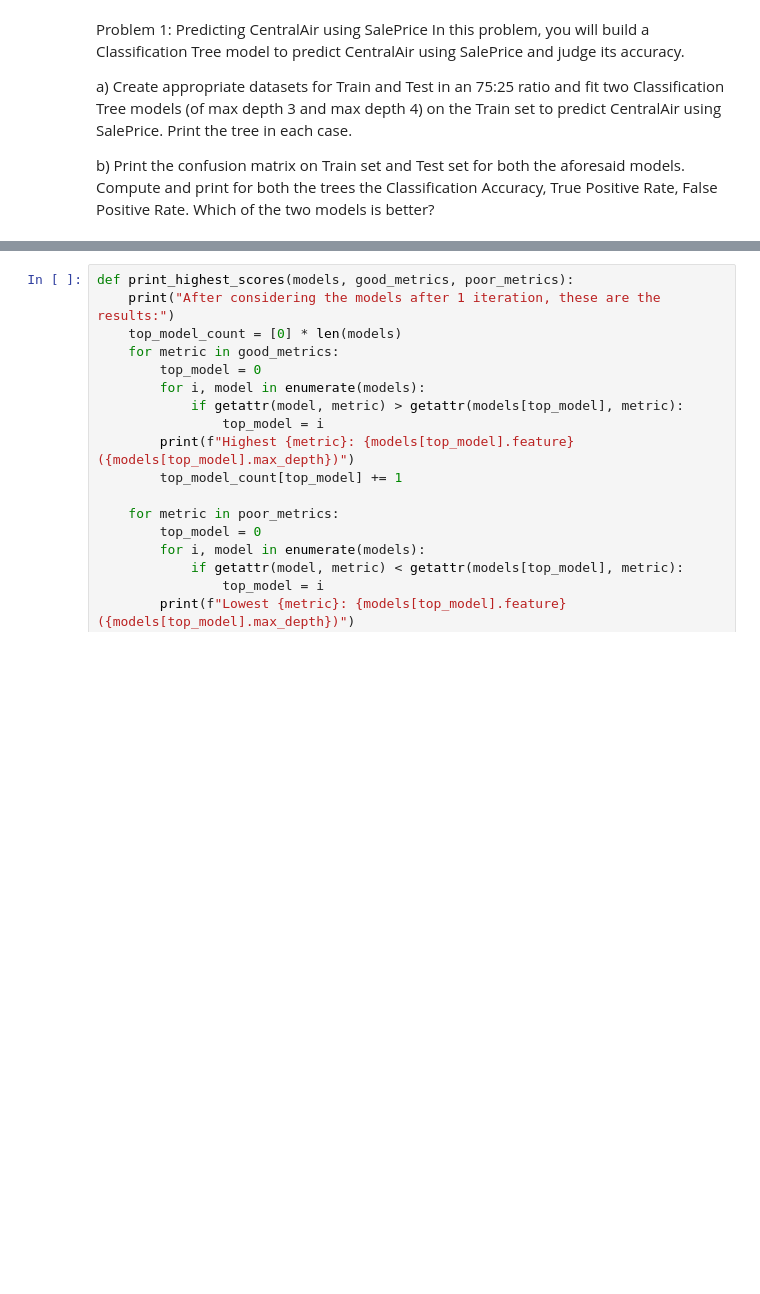
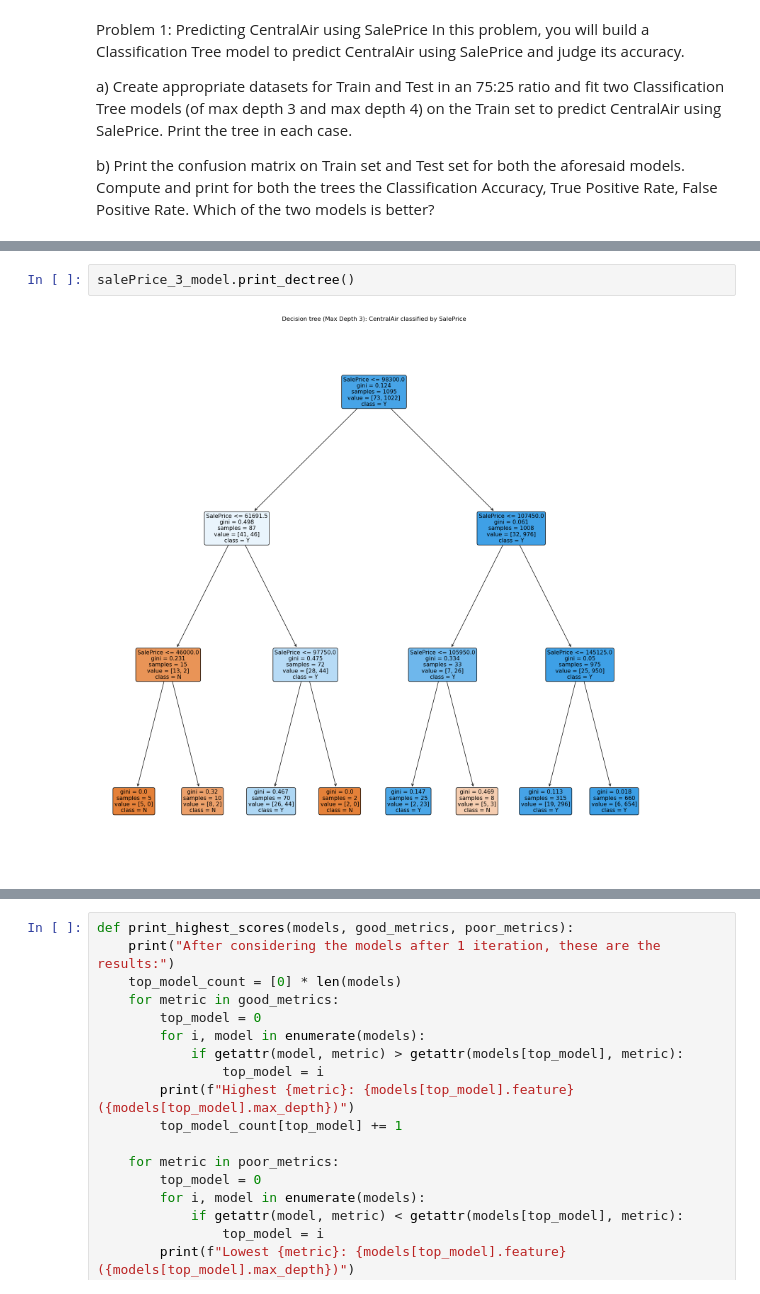
Before and after one commit to rachtrx/SC1015_DSAI_Labs, a Jupyter notebook: ex5/Exercise5_Solution.ipynb, the cells around one changed output, grey strips where cells are left out. Saved outputs shown, nothing was run; the diff lists cells and outputs as text; blank space fills up the shorter version.

```diff
--- a/ex5/Exercise5_Solution.ipynb
+++ b/ex5/Exercise5_Solution.ipynb
@@ -151,3 +151,7 @@ False Positive Rate (FP/TN+FP)  : 0.05555555555555555
+# %%
+salePrice_3_model.print_dectree()
+# %% [output]
+[figure, added]
 # %%
 salePrice_4_model = Model("SalePrice", "CentralAir", 4)
 salePrice_4_model.fit_and_predict_y_val()
```
Also changed, not shown: parts of 17 cells of this notebook.
